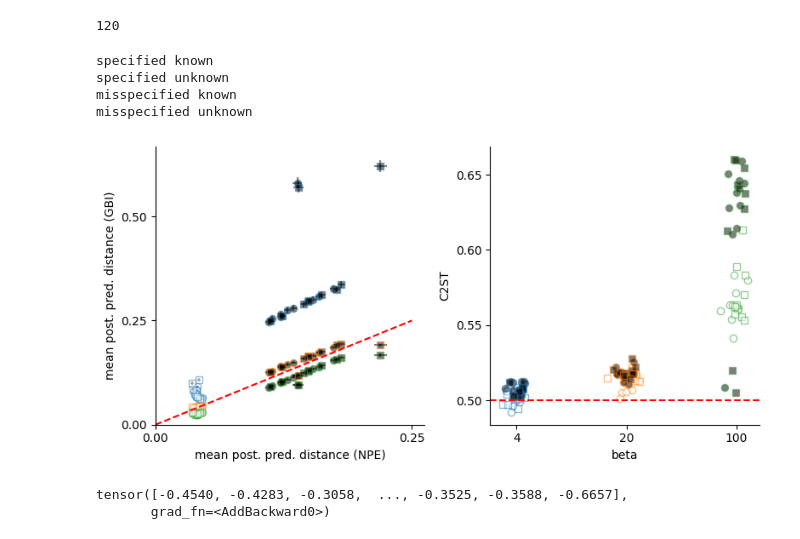
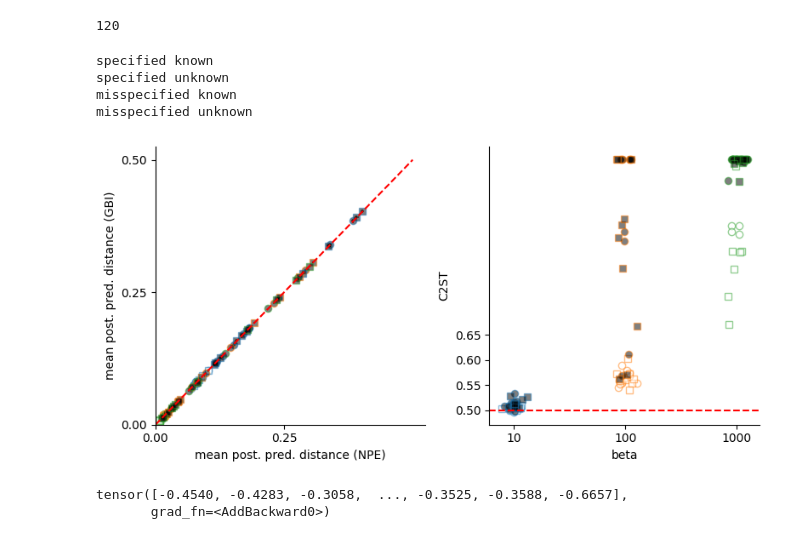
Before and after one commit to mackelab/neuralgbi, a Jupyter notebook: dev_notebook/run_inference.ipynb, the cells around one changed output. Drawn from its saved outputs; the diff is of its cells as text; code cells hidden in the pictures.

```diff
--- a/dev_notebook/run_inference.ipynb
+++ b/dev_notebook/run_inference.ipynb
@@ -76,12 +81,12 @@ def sample_NPE(inference, x_o, task, n_samples=10_000):
 # %%
-task_name = "uniform_1d"
+task_name = "two_moons"
 seed = 0
 # is_specified = 'specified'
 # is_known = 'known'
 # xo_idx = 0
 # beta = 4
 betas = [10, 100, 1000]
-
+n_posterior_samples = 10_000
 
 # Get high-level path.
 # dir_path = get_original_cwd()
@@ -97,4 +102,5 @@ inference_folder = full_path_prepend + "/trained_inference/"
 observation_folder = full_path_prepend + "/xos/"
 
 # Get GT sample directory.
-gt_folder = f'../results/benchmark/ground_truths/{task_name}/2023_01_23__17_34_09/'
+# gt_folder = f'../results/benchmark/ground_truths/{task_name}/2023_01_23__17_34_09/'
+gt_folder = '/mnt/slurm_mnt/neuralgbi/results/benchmark/ground_truths/two_moons/2023_01_24__00_56_40/'
@@ -132,8 +140,6 @@ for xo_idx in range(10):
                 _ = torch.manual_seed(seed)
                 _ = np.random.seed(seed=seed)
 
-                # Ground-truth samples.
-                posterior_samples_gt = gbi_utils.pickle_load(gt_folder + f'/beta_{beta}/obs_{xo_idx}_{is_specified}_{is_known}/rejection_samples.pkl')
 
                 # Set ground-truth task.
                 x_os = gbi_utils.pickle_load(observation_folder + f'/xo_{is_specified}_{is_known}.pkl')
@@ -145,8 +151,18 @@ for xo_idx in range(10):
                 inference_npe = gbi_utils.pickle_load(inference_folder + f'NPE.pickle')
 
                 # Sample.
-                posterior_samples_gbi = sample_GBI(inference_gbi, x_o, beta, task, 10_000)
-                posterior_samples_npe = sample_NPE(inference_npe, x_o, task, 10_000)
+                posterior_samples_gbi = sample_GBI(inference_gbi, x_o, beta, task, n_posterior_samples)
+                # posterior_samples_npe = sample_NPE(inference_npe, x_o, task, n_posterior_samples)
+                posterior_samples_npe = posterior_samples_gbi
+
+                # Ground-truth samples.
+                try:
+                    posterior_samples_gt = gbi_utils.pickle_load(gt_folder + f'/beta_{beta}/obs_{xo_idx}_{is_specified}_{is_known}/rejection_samples.pkl')
+                    posterior_samples_gt = posterior_samples_gt[:n_posterior_samples]
+                except:
+                    print(f"No GT for beta:{beta}, obs:{xo_idx}, {is_specified}, {is_known}")
+                    posterior_samples_gt = torch.zeros(posterior_samples_npe.size())
+
 
                 # Evaluate.
                 # C2ST GBI vs. GT
@@ -173,3 +198,9 @@ df_summary.to_csv(f'./df_{task_name}.csv')
+# %%
+col_names = ['task', 'is_specified', 'is_known', 'obs_idx', 'beta', 'c2st', 'ppd_gt_mean', 'ppd_gt_std','ppd_npe_mean', 'ppd_npe_std','ppd_gbi_mean', 'ppd_gbi_std']
+dtypes = [str, str, str, int, float, float, float, float, float, float, float, float]
+df_summary = pd.DataFrame(np.array(collector), columns=col_names)
+df_summary = df_summary.astype({col_names[i]: dtypes[i] for i in range(len(col_names))})
+df_summary.to_csv(f'./df_{task_name}.csv')
 # %%
 len(collector)
 # %% [output]
@@ -205,36 +236,36 @@ for i_s, is_specified in enumerate(['specified', 'misspecified']):
                      ls='',
                      alpha=0.5)
 
             plt.subplot(1,2,2)
             plt.plot(i_r*np.ones_like(rows['c2st'])+np.random.randn(len(rows))*0.05, rows['c2st'], f'C{i_r}',
                      mfc='k' if i_s==1 else 'w',
                      marker='o' if i_k==0 else 's',
                      mew=1,
                      ls='',
                      alpha=0.5
                     )
         ctr+=1
 
 plt.subplot(1,2,1)
-plt.plot([0,.25], [0,.25], 'r--')
+plt.plot([0,.5], [0,.5], 'r--')
 plt.xlabel('mean post. pred. distance (NPE)'); plt.ylabel('mean post. pred. distance (GBI)');
 plt.xlim([0, None]);    plt.ylim([0, None]);
 plt.xticks([0,0.25]);plt.yticks([0,0.25, 0.5]);
 plt.gca().spines[['right', 'top']].set_visible(False)
 
 plt.subplot(1,2,2)
 plt.axhline(0.5, color='r', ls='--')
 plt.gca().spines[['right', 'top']].set_visible(False)
 plt.xlabel('beta');plt.ylabel('C2ST');
-plt.xticks([0,1,2], labels=[4,20,100]);plt.yticks([0.5, 0.55, 0.6, 0.65]);
+plt.xticks([0,1,2], labels=betas);plt.yticks([0.5, 0.55, 0.6, 0.65]);
 
 plt.tight_layout()
 # %% [output]
 specified known
 specified unknown
 misspecified known
 misspecified unknown
-[figure, old version]
+[figure, new version]
 # %%
 
 def tempered_potential(potential_fn, beta):
```
Also changed, not shown: parts of 3 cells of this notebook, 2 other files.
